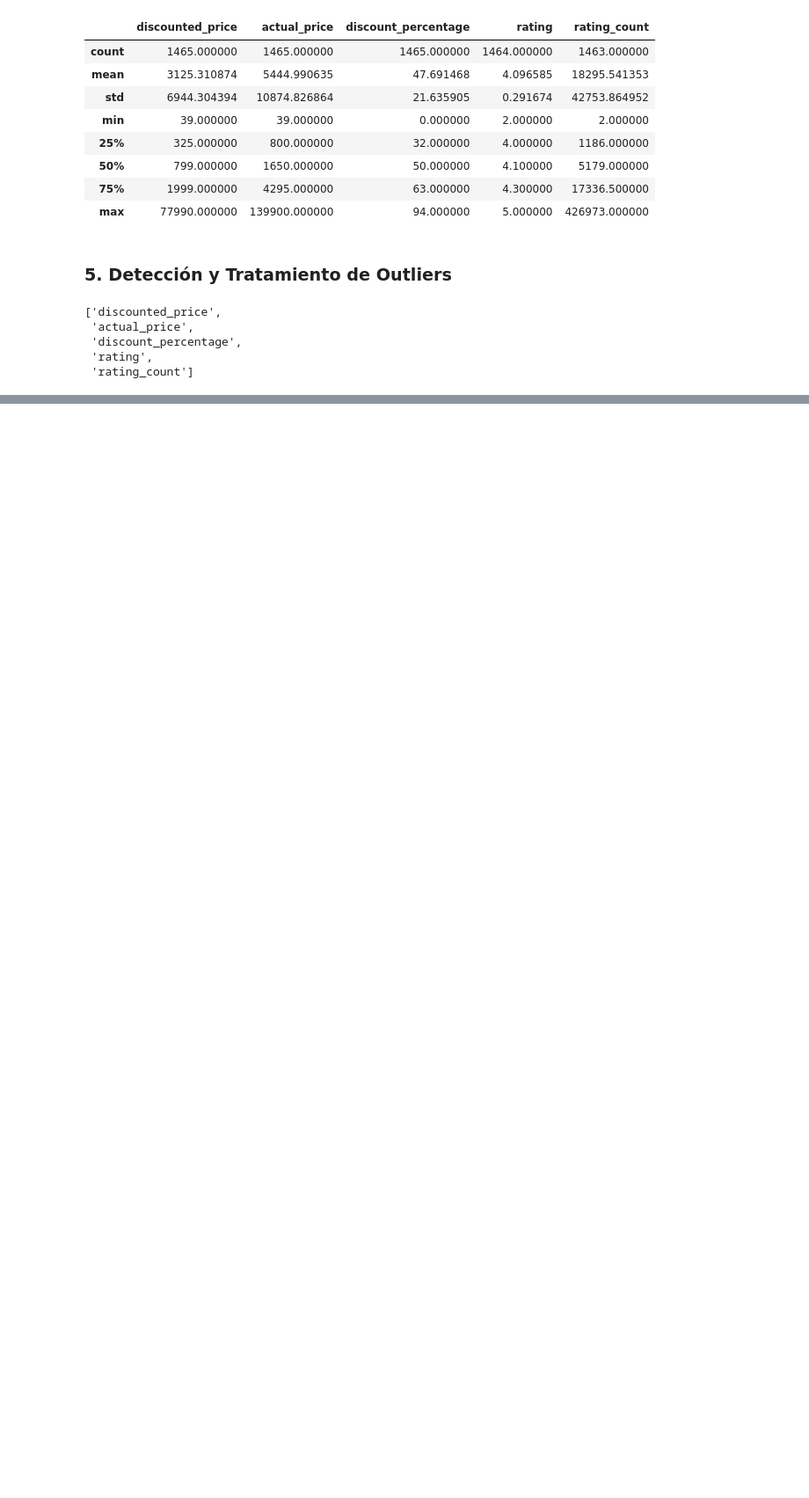
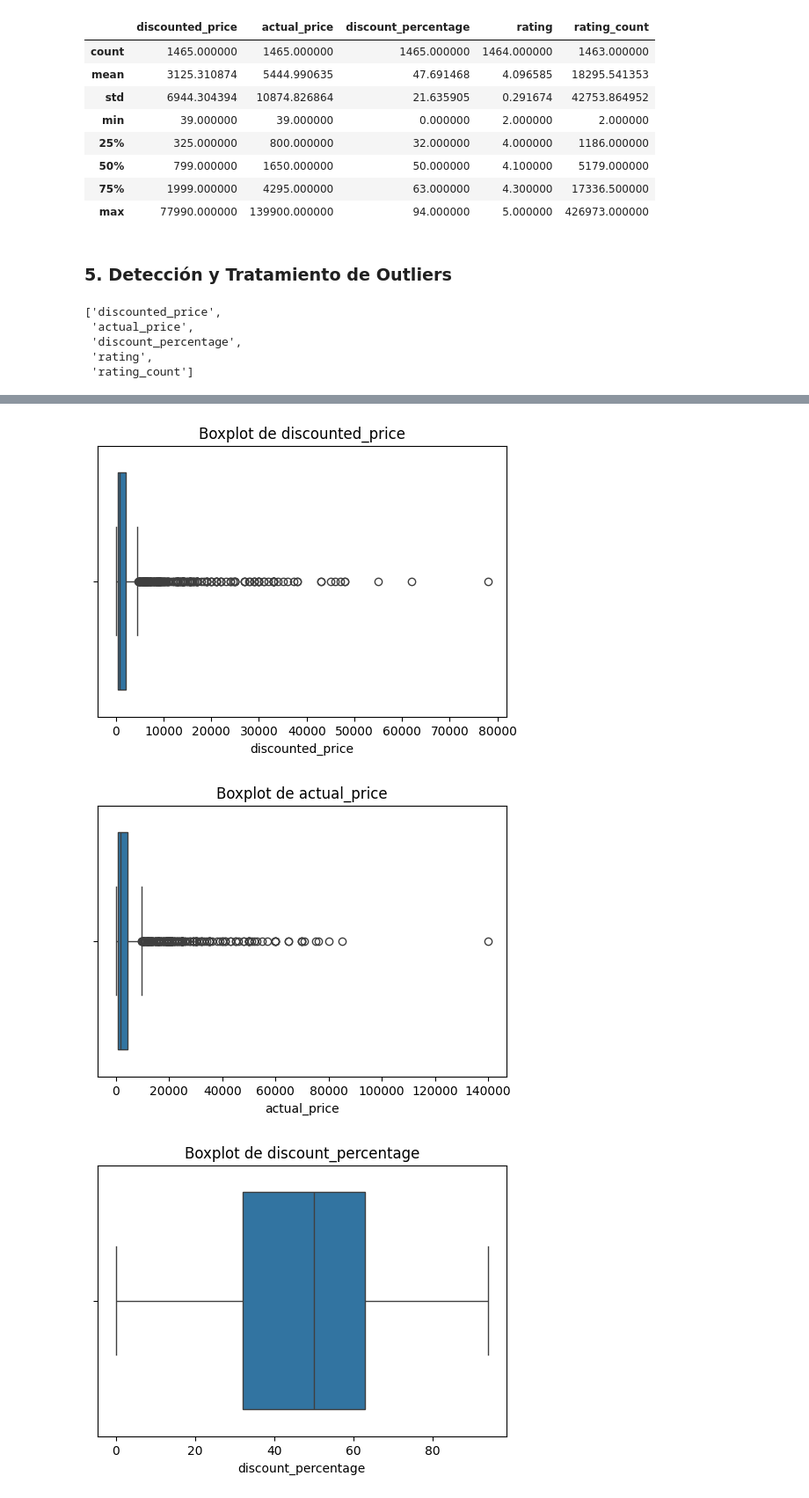
Before and after one commit to Dilmer-Rojas/Amazon_Sales, a Jupyter notebook: notebooks/Data_Cleaning_Python.ipynb, the cells around one changed output, grey strips where cells are left out. Shown: that part at 88% size. Cells and saved outputs as stored; diff of their text form; code cells hidden in the pictures; blank space fills up the shorter version.

```diff
--- a/notebooks/Data_Cleaning_Python.ipynb
+++ b/notebooks/Data_Cleaning_Python.ipynb
@@ -240,0 +262,10 @@ numeric_cols
+# %%
+for col in numeric_cols:
+    Q1 = df[col].quantile(0.25)
+    Q3 = df[col].quantile(0.75)
+    IQR = Q3 - Q1
+    lower = Q1 - 1.5 * IQR
+    upper = Q3 + 1.5 * IQR
+    print(f"\n{col} - rango aceptado: [{lower:.2f}, {upper:.2f}]")
+    df[df[col] < lower][col].head()
+    df[df[col] > upper][col].head()
@@ -240,0 +282,16 @@ numeric_cols
+# %%
+# Evita truncar la salida
+pd.set_option('display.max_rows', None)
+
+for col in numeric_cols:
+    Q1 = df[col].quantile(0.25)
+    Q3 = df[col].quantile(0.75)
+    IQR = Q3 - Q1
+    lower = Q1 - 1.5 * IQR
+    upper = Q3 + 1.5 * IQR
+
+    # Obtener lista de valores outliers
+    outliers_list = df[(df[col] < lower) | (df[col] > upper)][col].tolist()
+
+    print(f"\n📌 Outliers en '{col}' ({len(outliers_list)} valores):")
+    print(outliers_list)
@@ -289,3 +353,14 @@ for col in numeric_cols:
     )
 
     fig.write_html(f"../src/html/boxplot_{col}.html")
+# %%
+# Boxplots con seaborn para detectar outliers en cada columna numérica
+for col in numeric_cols:
+    plt.figure(figsize=(6, 4))
+    sns.boxplot(x=df[col])
+    plt.title(f'Boxplot de {col}')
+    plt.show()
+# %% [output]
+[figure, added]
+[figure, added]
+[figure, added]
```
Also changed, not shown: parts of 7 cells of this notebook, 5 other files.
